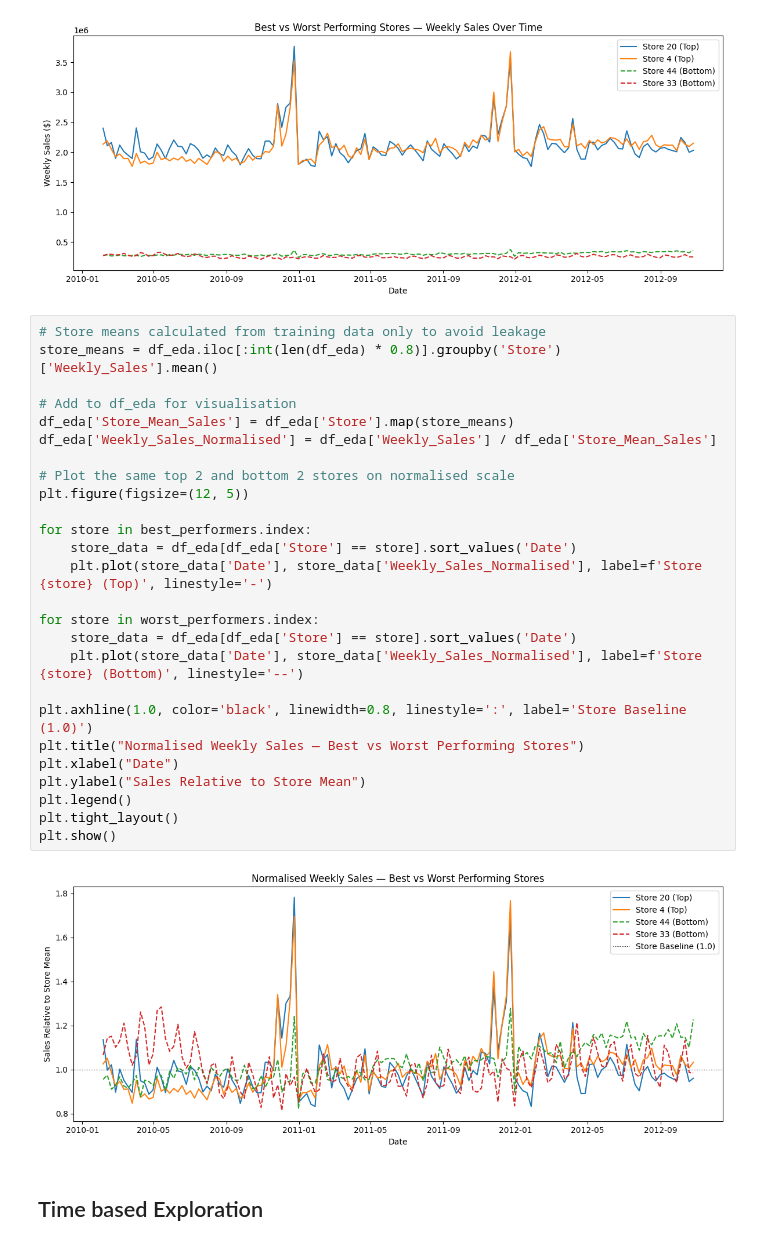
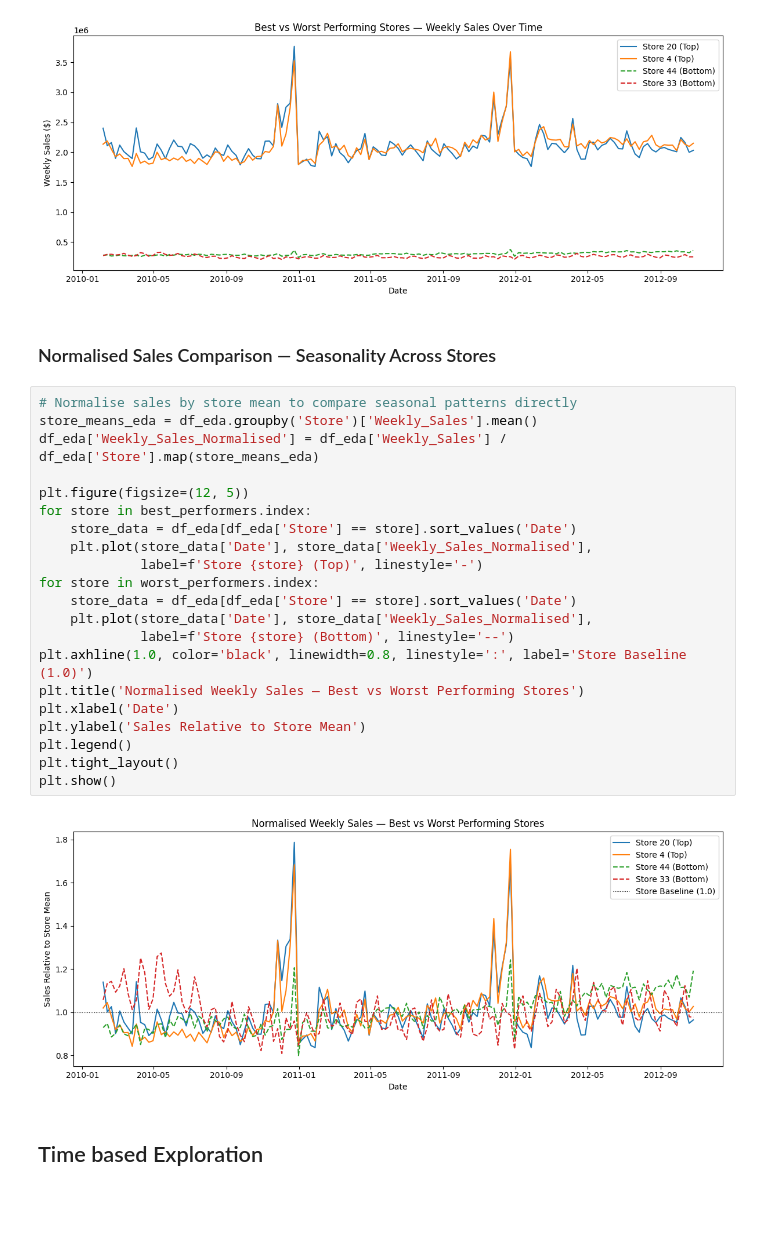
Before and after one commit to BenRyan-8/MarketingAnalytics_CA, a Jupyter notebook: marketinganalyticsCA.ipynb, the cells around one changed output. Cells and saved outputs as stored; diff of their text form; blank space fills up the shorter version.

```diff
--- a/marketinganalyticsCA.ipynb
+++ b/marketinganalyticsCA.ipynb
@@ -233,34 +233,31 @@ plt.tight_layout()
 plt.show()
 # %% [output]
 [figure]
+# %% [markdown]
+### Normalised Sales Comparison — Seasonality Across Stores
 # %%
-# Store means calculated from training data only to avoid leakage
-store_means = df_eda.iloc[:int(len(df_eda) * 0.8)].groupby('Store')['Weekly_Sales'].mean()
+# Normalise sales by store mean to compare seasonal patterns directly
+store_means_eda = df_eda.groupby('Store')['Weekly_Sales'].mean()
+df_eda['Weekly_Sales_Normalised'] = df_eda['Weekly_Sales'] / df_eda['Store'].map(store_means_eda)
 
-# Add to df_eda for visualisation
-df_eda['Store_Mean_Sales'] = df_eda['Store'].map(store_means)
-df_eda['Weekly_Sales_Normalised'] = df_eda['Weekly_Sales'] / df_eda['Store_Mean_Sales']
-
-# Plot the same top 2 and bottom 2 stores on normalised scale
 plt.figure(figsize=(12, 5))
-
 for store in best_performers.index:
     store_data = df_eda[df_eda['Store'] == store].sort_values('Date')
-    plt.plot(store_data['Date'], store_data['Weekly_Sales_Normalised'], label=f'Store {store} (Top)', linestyle='-')
-
+    plt.plot(store_data['Date'], store_data['Weekly_Sales_Normalised'],
+             label=f'Store {store} (Top)', linestyle='-')
 for store in worst_performers.index:
     store_data = df_eda[df_eda['Store'] == store].sort_values('Date')
-    plt.plot(store_data['Date'], store_data['Weekly_Sales_Normalised'], label=f'Store {store} (Bottom)', linestyle='--')
-
+    plt.plot(store_data['Date'], store_data['Weekly_Sales_Normalised'],
+             label=f'Store {store} (Bottom)', linestyle='--')
 plt.axhline(1.0, color='black', linewidth=0.8, linestyle=':', label='Store Baseline (1.0)')
-plt.title("Normalised Weekly Sales — Best vs Worst Performing Stores")
-plt.xlabel("Date")
-plt.ylabel("Sales Relative to Store Mean")
+plt.title('Normalised Weekly Sales — Best vs Worst Performing Stores')
+plt.xlabel('Date')
+plt.ylabel('Sales Relative to Store Mean')
 plt.legend()
 plt.tight_layout()
 plt.show()
 # %% [output]
-[figure, old version]
+[figure, new version]
 # %% [markdown]
 ## Time based Exploration
 # %% [markdown]
```
Also changed, not shown: parts of 32 cells of this notebook.
